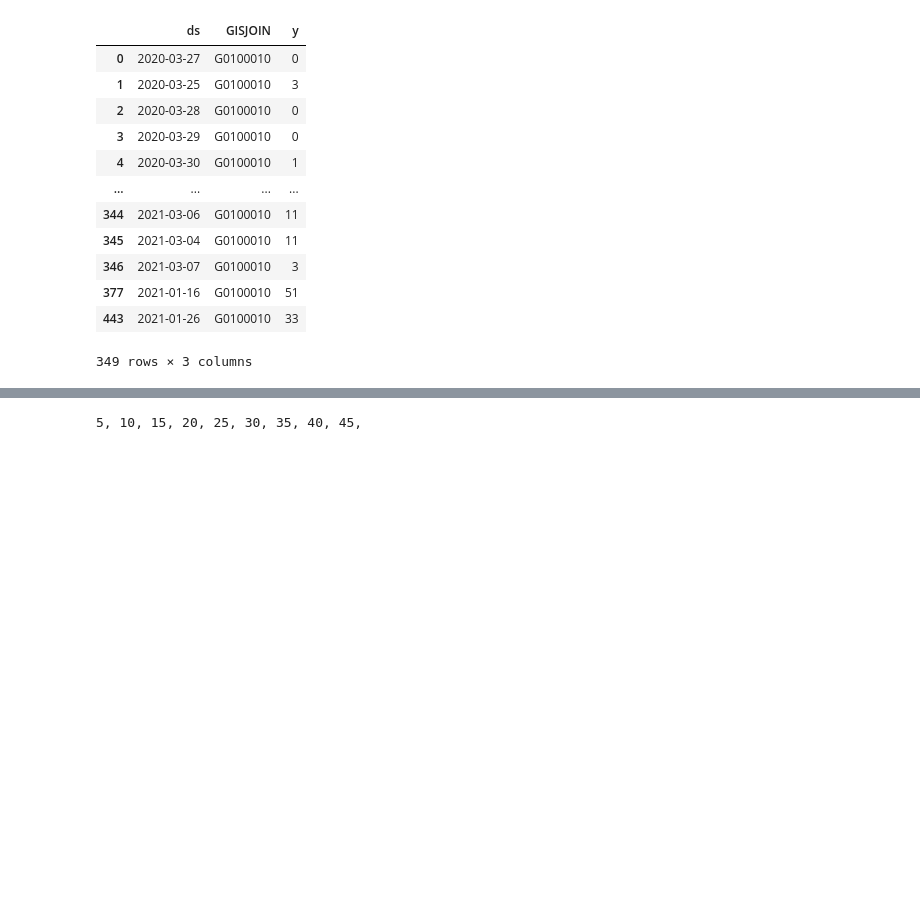
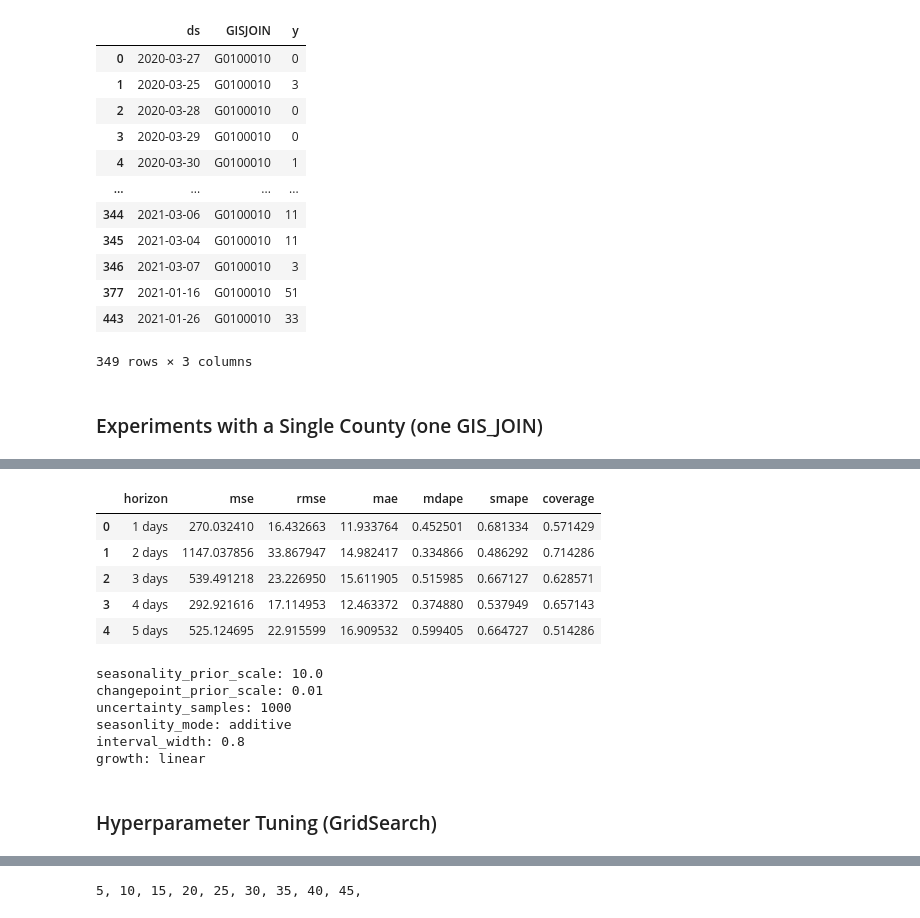
Before and after one commit to menuka94/sustain-timeseries, a Jupyter notebook: Time Series Forecasting.ipynb, the cells around one changed output, grey strips where cells are left out. Cells and saved outputs as stored; diff of their text form; code cells hidden in the pictures; blank space fills up the shorter version.

```diff
--- a/Time Series Forecasting.ipynb
+++ b/Time Series Forecasting.ipynb
@@ -115,10 +137,15 @@ def predict(df_train):
     m = Prophet(
         daily_seasonality=True,
         weekly_seasonality=True,
-        yearly_seasonality=True
+        yearly_seasonality=True,
+        changepoint_prior_scale=0.01
     )
-    m.fit(df_train)
+    # model.fit(df, algorithm='LBFGS')
+    m.fit(df_train, algorithm='LBFGS')
     df_train_future = m.make_future_dataframe(periods=365)
-    df_train_forecast = m.predict(df0_future)
+    df_train_forecast = m.predict(df_train_future)
 
-    return df_train_forecast[['ds', 'yhat', 'yhat_lower', 'yhat_upper']]
+    return m, df_train_future, df_train_forecast
+#     return df_train_forecast[['ds', 'yhat', 'yhat_lower', 'yhat_upper']]
+# %% [markdown]
+### Experiments with a Single County (one GIS_JOIN)
@@ -124,0 +158,5 @@ def predict(df_train):
+# %%
+df0_cv = cross_validation(model, initial='100 days', period='7 days', horizon='7 days')
+df0_p = performance_metrics(df0_cv)
+df0_p.head()
+# %% [output]
@@ -124,0 +167,22 @@ def predict(df_train):
+|  | horizon | mse | rmse | mae | mdape | smape | coverage |
+| 0 | 1 days | 270.032410 | 16.432663 | 11.933764 | 0.452501 | 0.681334 | 0.571429 |
+| 1 | 2 days | 1147.037856 | 33.867947 | 14.982417 | 0.334866 | 0.486292 | 0.714286 |
+| 2 | 3 days | 539.491218 | 23.226950 | 15.611905 | 0.515985 | 0.667127 | 0.628571 |
+| 3 | 4 days | 292.921616 | 17.114953 | 12.463372 | 0.374880 | 0.537949 | 0.657143 |
+| 4 | 5 days | 525.124695 | 22.915599 | 16.909532 | 0.599405 | 0.664727 | 0.514286 |
+# %%
+print(f'seasonality_prior_scale: {model.seasonality_prior_scale}')
+print(f'changepoint_prior_scale: {model.changepoint_prior_scale}')
+print(f'uncertainty_samples: {model.uncertainty_samples}')
+print(f'seasonlity_mode: {model.seasonality_mode}')
+print(f'interval_width: {model.interval_width}')
+print(f'growth: {model.growth}')
+# %% [output]
+seasonality_prior_scale: 10.0
+changepoint_prior_scale: 0.01
+uncertainty_samples: 1000
+seasonlity_mode: additive
+interval_width: 0.8
+growth: linear
+# %% [markdown]
+### Hyperparameter Tuning (GridSearch)
```
Also changed, not shown: parts of 8 cells of this notebook.
